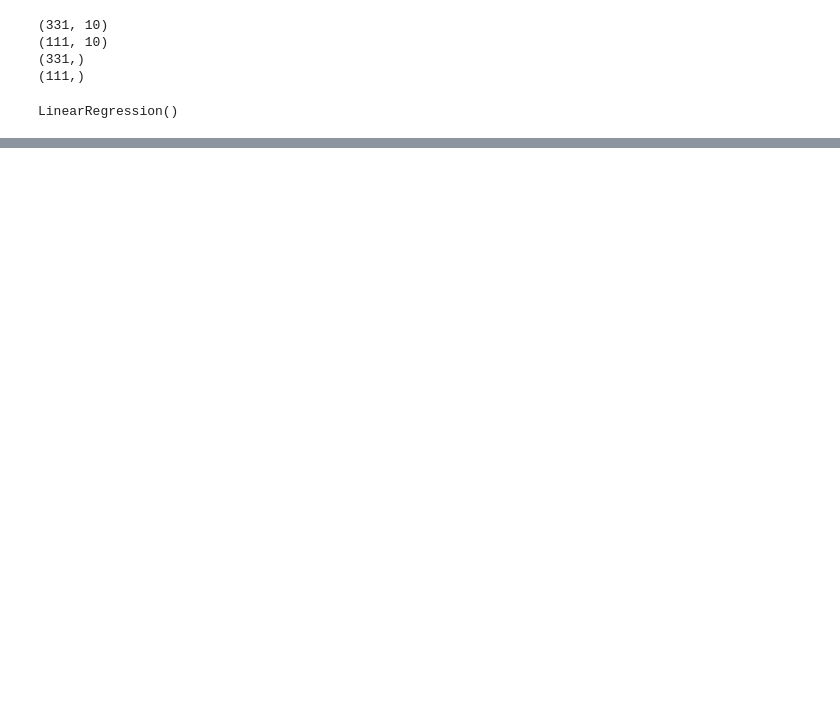
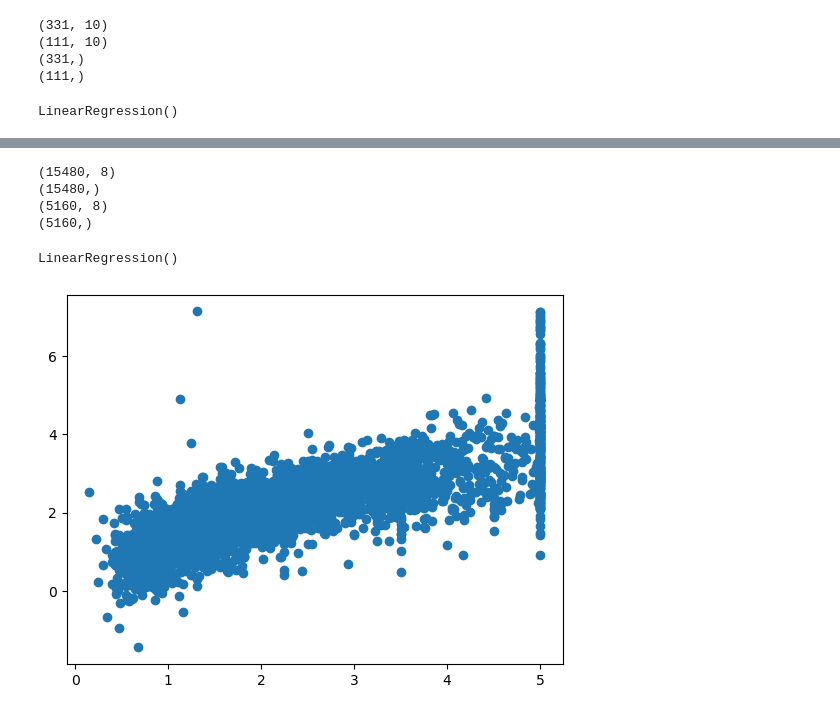
Before and after one commit to Ekansh0801/MACHINE-LEARNING, a Jupyter notebook: Basic of ml.ipynb, the cells around one changed output, grey strips where cells are left out. Drawn from its saved outputs; the diff is of its cells as text; code cells hidden in the pictures; blank space fills up the shorter version.

```diff
--- a/Basic of ml.ipynb
+++ b/Basic of ml.ipynb
@@ -98,0 +125,28 @@ y_pred = alg1.predict(x_test)
+# %%
+from sklearn import model_selection
+x_train,x_test,y_train,y_test = model_selection.train_test_split(x,y)
+print(x_train.shape)
+print(y_train.shape)
+print(x_test.shape)
+print(y_test.shape)
+# %% [output]
+(15480, 8)
+(15480,)
+(5160, 8)
+(5160,)
+# %%
+from sklearn.linear_model import LinearRegression
+alg1 = LinearRegression()
+# %%
+alg1.fit(x_train,y_train)
+# %% [output]
+LinearRegression()
+# %%
+y_pred = alg1.predict(x_test)
+# %%
+import matplotlib.pyplot as plt
+plt.scatter(y_test,y_pred)
+# plt.plot(y_test,y_pred)
+plt.show()
+# %% [output]
+[figure, added]
```
Also changed, not shown: parts of 3 cells of this notebook, 3 other files.
